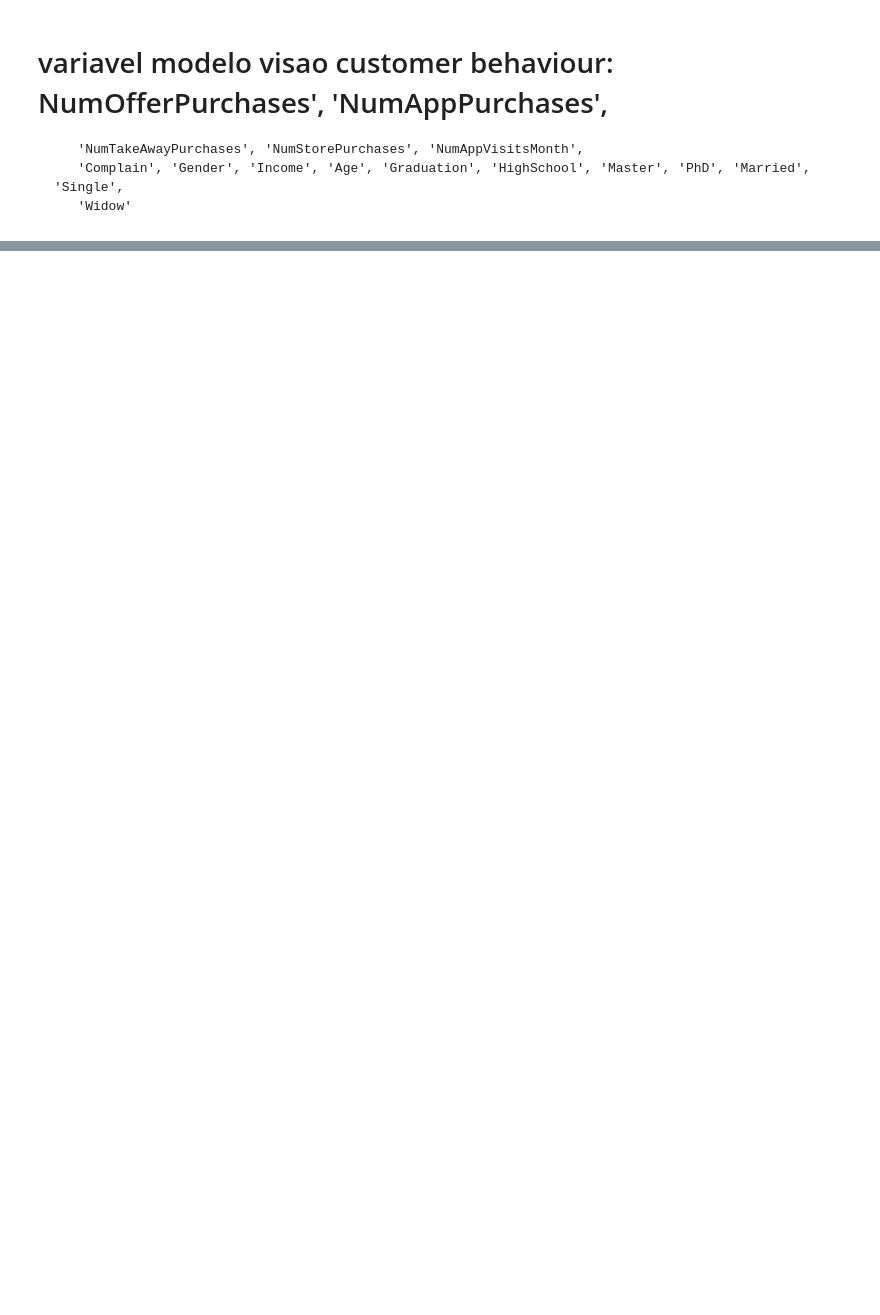
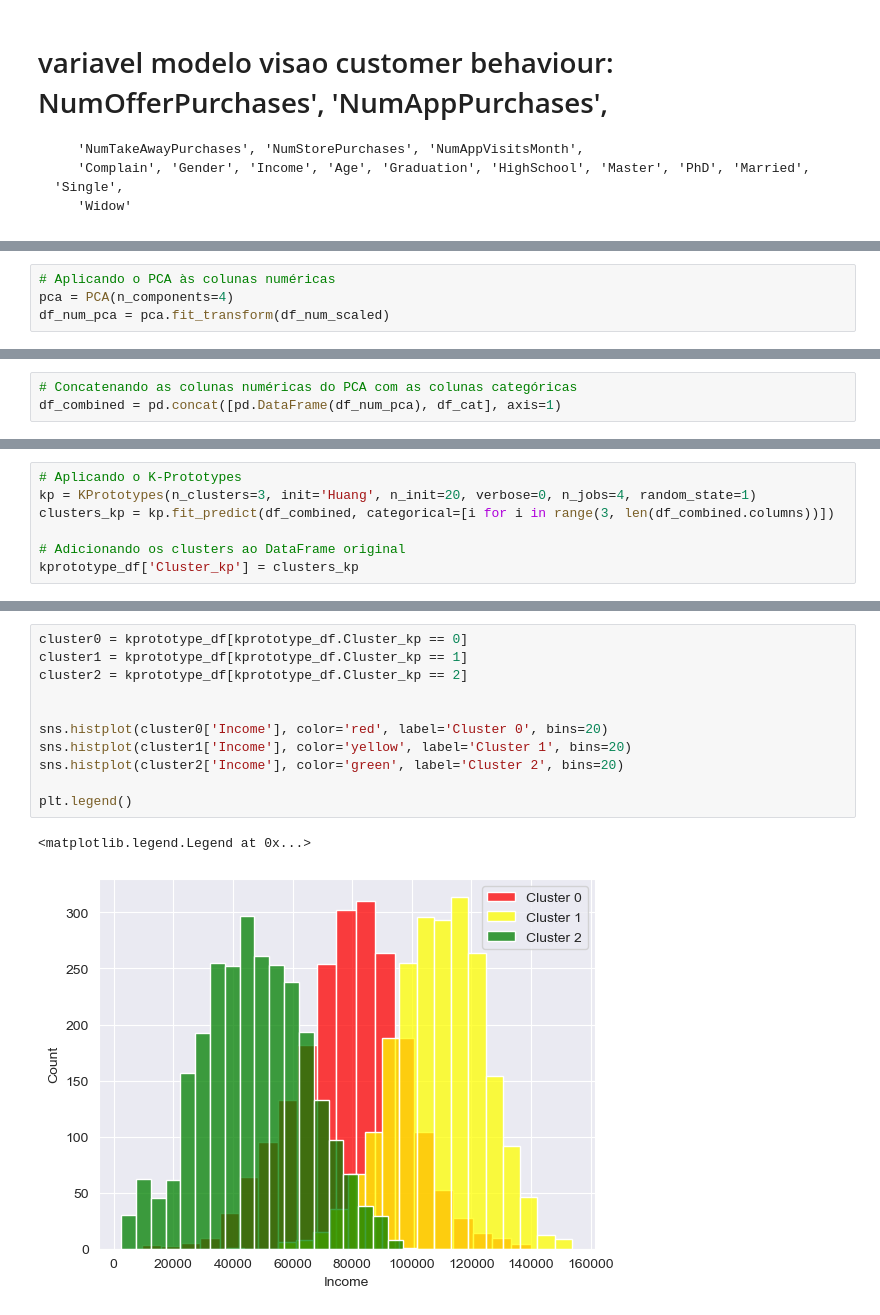
Before and after one commit to MikeOlhao/DSML_projeto, a Jupyter notebook: DSML_202223_Clusters_Group09_Notebook_semgraficos.ipynb, the cells around one changed output, grey strips where cells are left out. Saved outputs shown, nothing was run; the diff lists cells and outputs as text; blank space fills up the shorter version.

Commit message:
k prototype

```diff
--- a/DSML_202223_Clusters_Group09_Notebook_semgraficos.ipynb
+++ b/DSML_202223_Clusters_Group09_Notebook_semgraficos.ipynb
@@ -580,0 +995,4 @@ plt.legend()
+# %%
+# Aplicando o PCA às colunas numéricas
+pca = PCA(n_components=4)
+df_num_pca = pca.fit_transform(df_num_scaled)
@@ -580,0 +1002,3 @@ plt.legend()
+# %%
+# Concatenando as colunas numéricas do PCA com as colunas categóricas
+df_combined = pd.concat([pd.DataFrame(df_num_pca), df_cat], axis=1)
@@ -580,0 +1028,7 @@ plt.legend()
+# %%
+# Aplicando o K-Prototypes
+kp = KPrototypes(n_clusters=3, init='Huang', n_init=20, verbose=0, n_jobs=4, random_state=1)
+clusters_kp = kp.fit_predict(df_combined, categorical=[i for i in range(3, len(df_combined.columns))])
+
+# Adicionando os clusters ao DataFrame original
+kprototype_df['Cluster_kp'] = clusters_kp
@@ -580,0 +1045,14 @@ plt.legend()
+# %%
+cluster0 = kprototype_df[kprototype_df.Cluster_kp == 0]
+cluster1 = kprototype_df[kprototype_df.Cluster_kp == 1]
+cluster2 = kprototype_df[kprototype_df.Cluster_kp == 2]
+
+
+sns.histplot(cluster0['Income'], color='red', label='Cluster 0', bins=20)
+sns.histplot(cluster1['Income'], color='yellow', label='Cluster 1', bins=20)
+sns.histplot(cluster2['Income'], color='green', label='Cluster 2', bins=20)
+
+plt.legend()
+# %% [output]
+<matplotlib.legend.Legend at 0x...>
+[figure, added]
```
Also changed, not shown: parts of 50 cells of this notebook.
